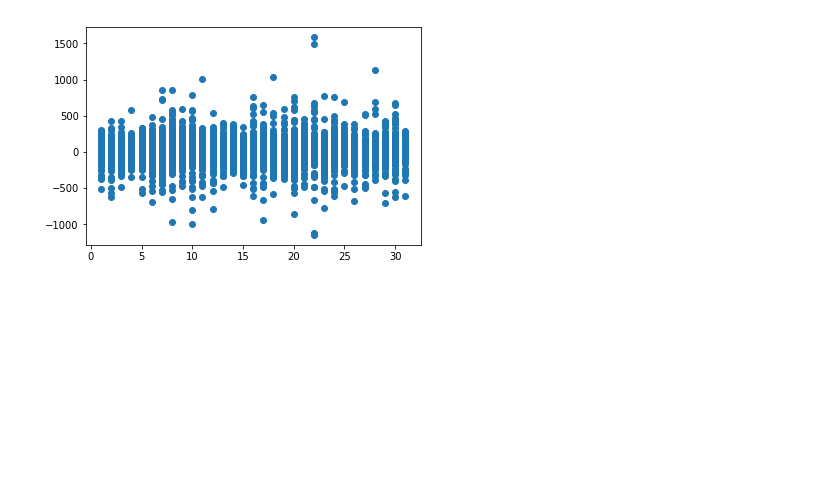
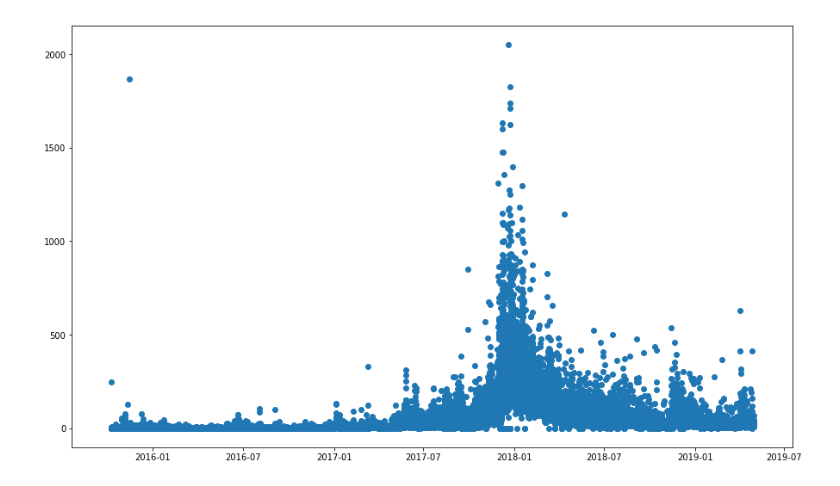
Before and after one commit to nicho1991/MachineLearning, a Jupyter notebook: Journal 3/Untitled.ipynb, the cells around one changed output. Saved outputs shown, nothing was run; the diff lists cells and outputs as text; code cells hidden in the pictures; blank space fills up the shorter version.

```diff
--- a/Journal 3/Untitled.ipynb
+++ b/Journal 3/Untitled.ipynb
@@ -1,11 +1,15 @@
 # %%
 # Define the object we use
+import matplotlib.dates as dates
+from datetime import datetime
+
 class geminiData:
     GainLoss = 0
     Variance = 0
     Volume   = 0
     Hour     = 0
     Day      = 0
+    Date     = 0;
 
 geminiDatas = []
 # %%
@@ -37,7 +41,14 @@ with open ('GEMINI_BTC.csv') as csv_file:
             temp.Hour = row[1].split(" ")[1].split(":")[0]
             # Day
             temp.Day = row[1].split(" ")[0].split("-")[2]
+            # Date YYYY-MM-DD ref: https://www.journaldev.com/23365/python-string-to-datetime-strptime
+            datetime_str = row[1]
 
+            datetime_object = datetime.strptime(datetime_str, '20%y-%m-%d %H:%M:%S')
+
+            print(datetime_object)  # printed in default format
+
+            temp.Date = datetime_object
             geminiDatas.append(temp)
         else:
             line_count += 1
@@ -47,12 +74,14 @@ Processed 31190 lines.
 # %%
 import matplotlib.pyplot as plt
+from matplotlib.pyplot import figure
+x_vals,y_vals = zip(*[(i.Date,float(i.Variance)) for i in geminiDatas])
 
-x_vals,y_vals = zip(*[(float(i.GainLoss),float(i.Variance)) for i in geminiDatas])
-
+figure(figsize=(15,10))
+plt.gcf().autofmt_xdate()
 plt.scatter(x_vals,y_vals)
 plt.show()
 # %% [output]
-[figure, old version]
+[figure, new version]
 # %%
 import tensorflow as tf
 
```
Also changed, not shown: parts of 2 cells of this notebook.
